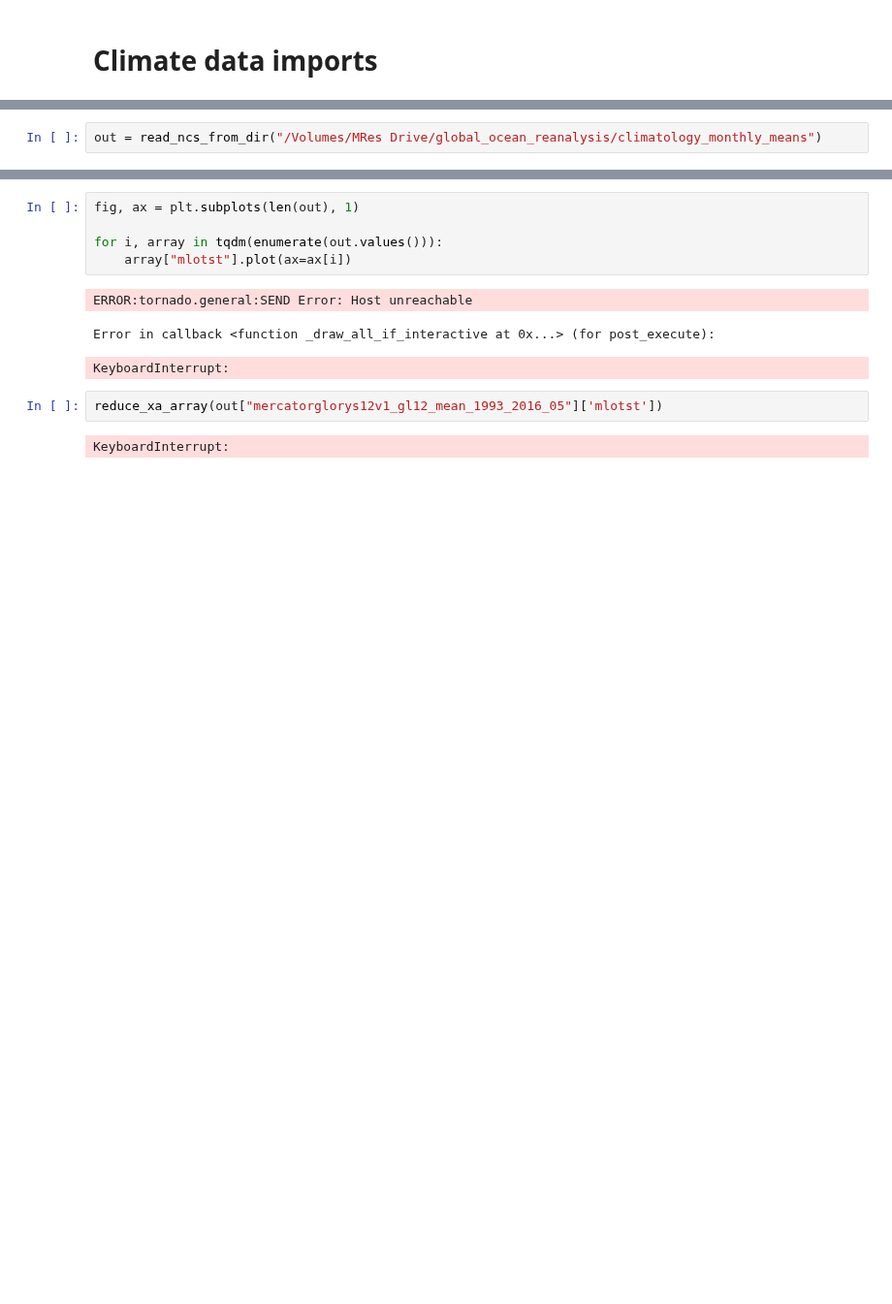
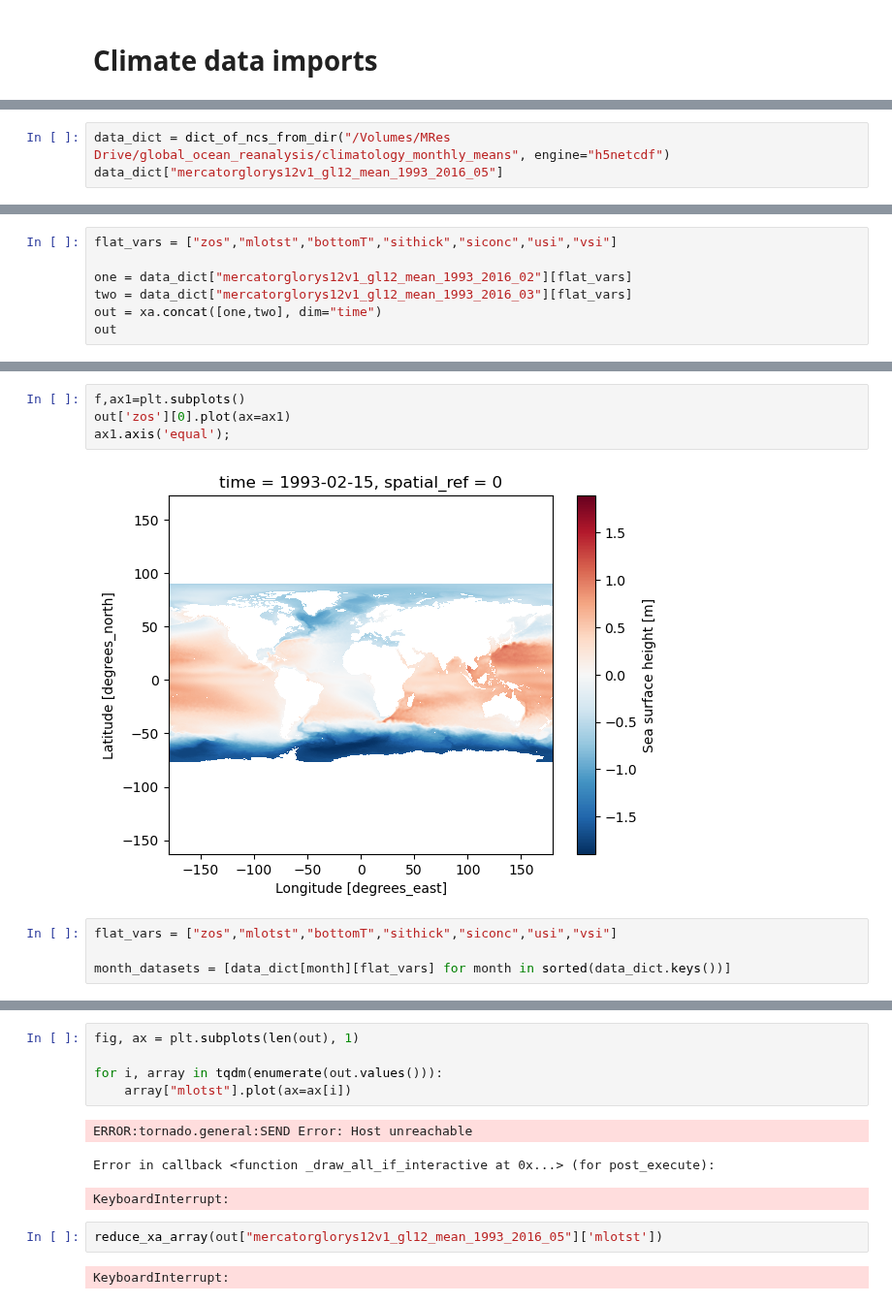
Before and after one commit to orlando-code/coralshift, a Jupyter notebook: notebooks/climate_data.ipynb, the cells around one changed output, grey strips where cells are left out. Shown at 97% size. Saved outputs shown, nothing was run; the diff lists cells and outputs as text; blank space fills up the shorter version.

```diff
--- a/notebooks/climate_data.ipynb
+++ b/notebooks/climate_data.ipynb
@@ -55,2 +173,3 @@ def read_ncs_from_dir(dir_path: Path | str) -> dict:
 # %%
-out = read_ncs_from_dir("/Volumes/MRes Drive/global_ocean_reanalysis/climatology_monthly_means")
+data_dict = dict_of_ncs_from_dir("/Volumes/MRes Drive/global_ocean_reanalysis/climatology_monthly_means", engine="h5netcdf")
+data_dict["mercatorglorys12v1_gl12_mean_1993_2016_05"]
@@ -110,0 +198,7 @@ def reduce_dict_of_xa_arrays(xa_dict: dict, resolution: float=0.01, shape: tuple
+# %%
+flat_vars = ["zos","mlotst","bottomT","sithick","siconc","usi","vsi"]
+
+one = data_dict["mercatorglorys12v1_gl12_mean_1993_2016_02"][flat_vars]
+two = data_dict["mercatorglorys12v1_gl12_mean_1993_2016_03"][flat_vars]
+out = xa.concat([one,two], dim="time")
+out
@@ -110,0 +223,10 @@ def reduce_dict_of_xa_arrays(xa_dict: dict, resolution: float=0.01, shape: tuple
+# %%
+f,ax1=plt.subplots()
+out['zos'][0].plot(ax=ax1)
+ax1.axis('equal');
+# %% [output]
+[figure, added]
+# %%
+flat_vars = ["zos","mlotst","bottomT","sithick","siconc","usi","vsi"]
+
+month_datasets = [data_dict[month][flat_vars] for month in sorted(data_dict.keys())]
```
Also changed, not shown: parts of 26 cells of this notebook, 2 other files.
